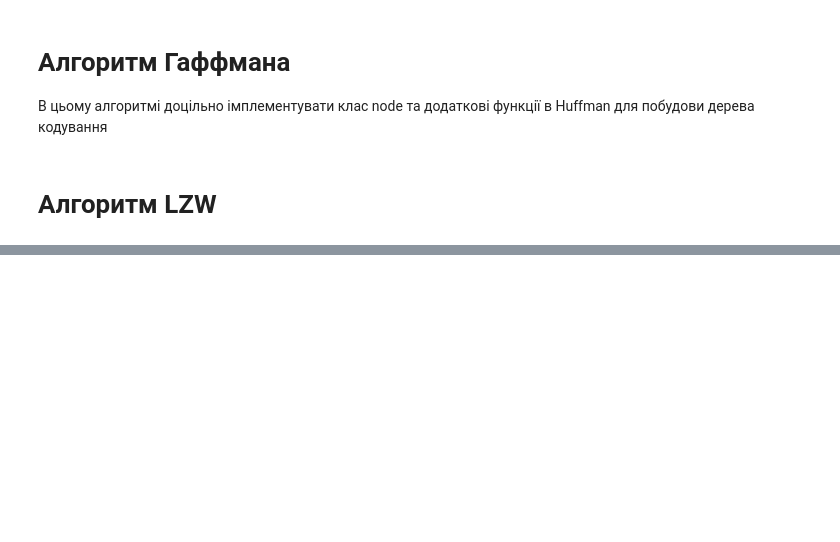
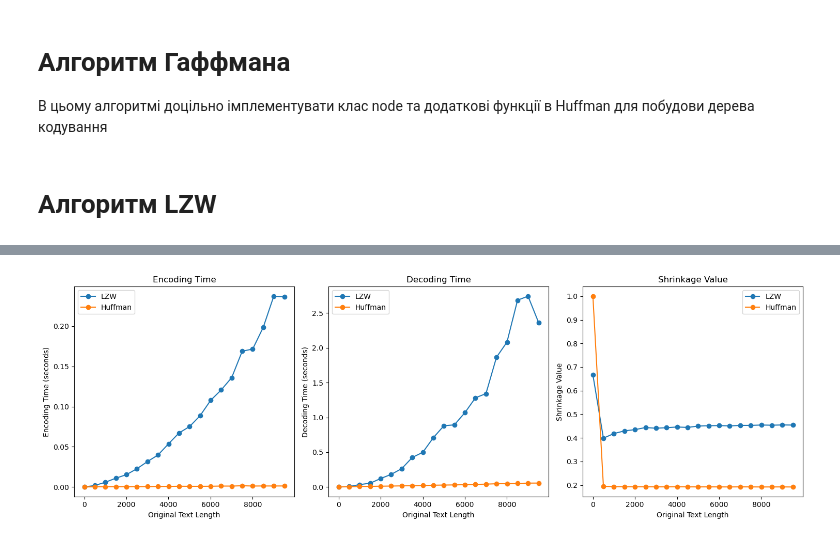
Before and after one commit to Zhukowych/9-lab-compresssion-algorithms, a Jupyter notebook: Huffman-LZW.ipynb, the cells around one changed output, grey strips where cells are left out. Cells and saved outputs as stored; diff of their text form; code cells hidden in the pictures; blank space fills up the shorter version.

```diff
--- a/Huffman-LZW.ipynb
+++ b/Huffman-LZW.ipynb
@@ -137,0 +262,80 @@ class LZW:
+# %%
+
+def test_correctness_compression():
+    original_lengths = []
+    lzw_performance_times_encode = []
+    lzw_performance_times_decode = []
+    lzw_shrinkage_values = []
+    huffman_performance_times_encode = []
+    huffman_performance_times_decode = []
+    huffman_shrinkage_values = []
+
+    for n in range(2, 10000, 500):
+        text = generate_random_string(n)
+        original_lengths.append(len(text))
+
+        lzw = LZW()
+        huffman = Huffman()
+
+        start_time = time.time()
+        lzw_encoded = lzw.encode(text)
+        lzw_encoding_time = time.time() - start_time
+        lzw_performance_times_encode.append(lzw_encoding_time)
+
+        start_time = time.time()
+        lzw_decoded_text = lzw.decode(lzw_encoded[0], lzw_encoded[1])
+        lzw_decoding_time = time.time() - start_time
+        lzw_performance_times_decode.append(lzw_decoding_time)
+
+        assert text.strip() == lzw_decoded_text
+
+        lzw_encoded_text_length = len(lzw_encoded[0])
+        lzw_shrinkage_values.append(len(text) / lzw_encoded_text_length)
+
+        start_time = time.time()
+        huffman_encoded = huffman.encode(text)
+        huffman_encoding_time = time.time() - start_time
+        huffman_performance_times_encode.append(huffman_encoding_time)
+
+        start_time = time.time()
+        huffman_decoded_text = huffman.decode(huffman_encoded[0], huffman_encoded[1])
+        huffman_decoding_time = time.time() - start_time
+        huffman_performance_times_decode.append(huffman_decoding_time)
+
+        assert text.strip() == huffman_decoded_text
+
+        huffman_encoded_text_length = len(huffman_encoded[0])
+        huffman_shrinkage_values.append(len(text) / huffman_encoded_text_length)
+
+    plt.figure(figsize=(15, 5))
+
+    plt.subplot(1, 3, 1)
+    plt.plot(original_lengths, lzw_performance_times_encode, marker='o', label='LZW')
+    plt.plot(original_lengths, huffman_performance_times_encode, marker='o', label='Huffman')
+    plt.title('Encoding Time')
+    plt.xlabel('Original Text Length')
+    plt.ylabel('Encoding Time (seconds)')
+    plt.legend()
+
+    plt.subplot(1, 3, 2)
+    plt.plot(original_lengths, lzw_performance_times_decode, marker='o', label='LZW')
+    plt.plot(original_lengths, huffman_performance_times_decode, marker='o', label='Huffman')
+    plt.title('Decoding Time')
+    plt.xlabel('Original Text Length')
+    plt.ylabel('Decoding Time (seconds)')
+    plt.legend()
+
+    plt.subplot(1, 3, 3)
+    plt.plot(original_lengths, lzw_shrinkage_values, marker='o', label='LZW')
+    plt.plot(original_lengths, huffman_shrinkage_values, marker='o', label='Huffman')
+    plt.title('Shrinkage Value')
+    plt.xlabel('Original Text Length')
+    plt.ylabel('Shrinkage Value')
+    plt.legend()
+
+    plt.tight_layout()
+    plt.show()
+
+test_correctness_compression()
+# %% [output]
+[figure, added]
```
Also changed, not shown: parts of 8 cells of this notebook.
